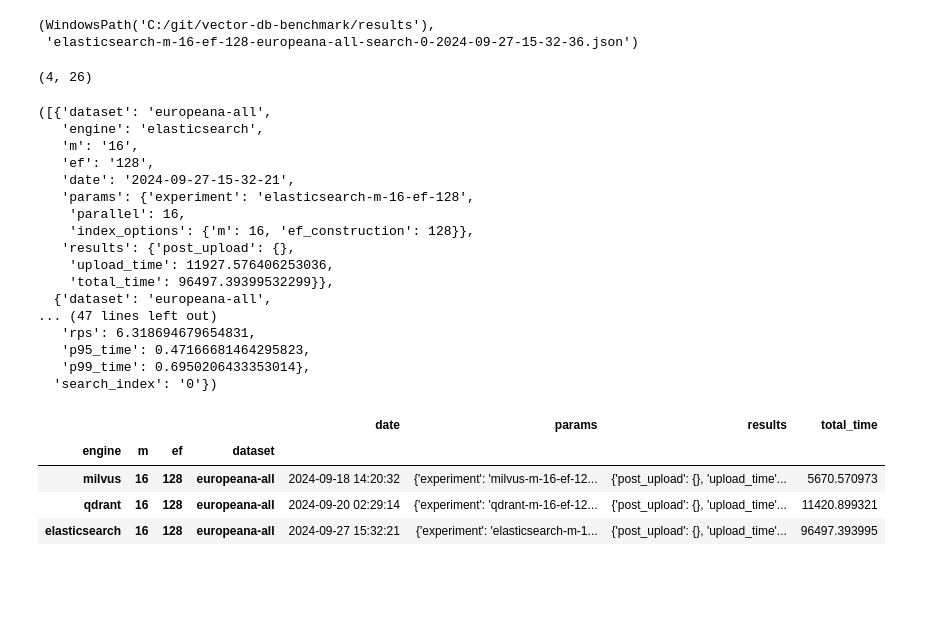
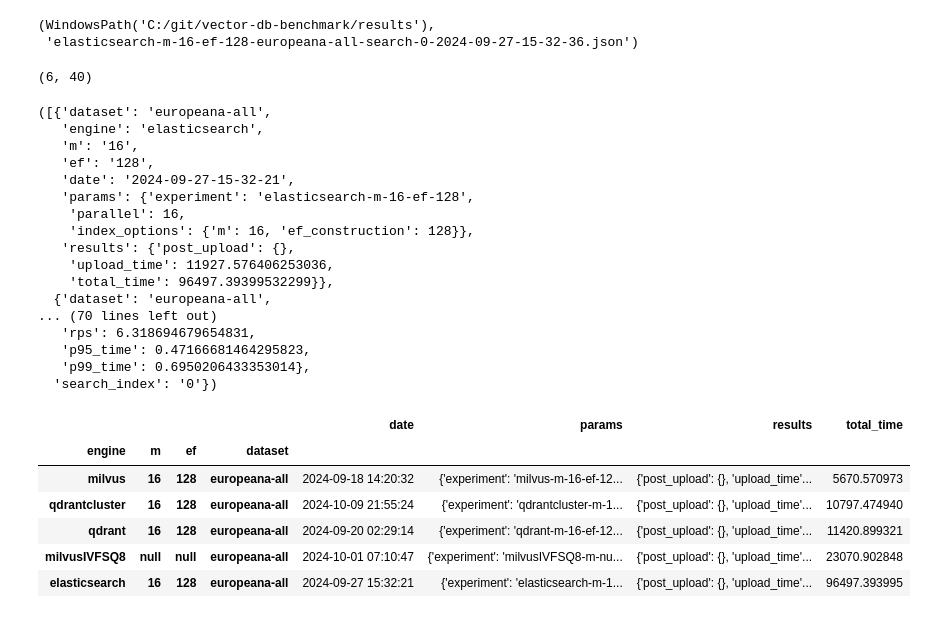
Before and after one commit to qdrant/vector-db-benchmark, a Jupyter notebook: scripts/process-benchmarks.ipynb, the cells around one changed output. Drawn from its saved outputs; the diff is of its cells as text; code cells hidden in the pictures; blank space fills up the shorter version.

```diff
--- a/scripts/process-benchmarks.ipynb
+++ b/scripts/process-benchmarks.ipynb
@@ -17,9 +17,9 @@ DATA_DIR, list(DATA_DIR.glob("*.json"))[0].name
  'elasticsearch-m-16-ef-128-europeana-all-search-0-2024-09-27-15-32-36.json')
 # %%
 PATH_REGEX = re.compile(r"(?P<engine_name>("
-                        r"?P<engine>[a-z\-]+)"
-                        r"\-m\-(?P<m>[0-9]+)"
-                        r"\-ef\-(?P<ef>[0-9]+)"
+                        r"?P<engine>[a-zA-Z0-9\-]+)"
+                        r"\-m\-(?P<m>[a-zA-Z0-9]+)"
+                        r"\-ef\-(?P<ef>[a-zA-Z0-9]+)"
                         r")"
                         r"\-(?P<dataset>[a-zA-Z0-9\-]+)"
                         r"\-(?P<operation>(search)|(upload))"
@@ -62,7 +62,7 @@ for path in DATA_DIR.glob("*.json"):
 
 len(upload_results), len(search_results)
 # %% [output]
-(4, 26)
+(6, 40)
 # %%
 upload_results, search_results[0]
 # %% [output]
@@ -78,26 +78,33 @@ upload_results, search_results[0]
     'upload_time': 11927.576406253036,
     'total_time': 96497.39399532299}},
   {'dataset': 'europeana-all',
-... (47 lines left out)
+... (70 lines left out)
    'rps': 6.318694679654831,
    'p95_time': 0.47166681464295823,
    'p99_time': 0.6950206433353014},
   'search_index': '0'})
 # %%
+#settings for showing the whole column values (not truncated)
+pd.options.display.max_columns = None
+pd.options.display.max_colwidth = None
+pd.options.display.max_rows = None
+
 upload_df = pd.DataFrame(upload_results)
 upload_df["date"] = pd.to_datetime(upload_df["date"], format="%Y-%m-%d-%H-%M-%S")
 upload_df = upload_df.sort_values("date", ascending=False) \
     .groupby(["engine", "m", "ef", "dataset"]) \
     .first()
 
 temp_df = upload_df.copy()
 temp_df["total_time"] = temp_df["results"].apply(lambda x: x["total_time"])
-temp_df.sort_values("total_time", ascending=True).head(n=5)
+temp_df.sort_values("total_time", ascending=True).head(10)
 # %% [output]
 |  |  |  |  | date | params | results | total_time |
 | engine | m | ef | dataset |  |  |  |  |
 | milvus | 16 | 128 | europeana-all | 2024-09-18 14:20:32 | {'experiment': 'milvus-m-16-ef-12... | {'post_upload': {}, 'upload_time'... | 5670.570973 |
+| qdrantcluster | 16 | 128 | europeana-all | 2024-10-09 21:55:24 | {'experiment': 'qdrantcluster-m-1... | {'post_upload': {}, 'upload_time'... | 10797.474940 |
 | qdrant | 16 | 128 | europeana-all | 2024-09-20 02:29:14 | {'experiment': 'qdrant-m-16-ef-12... | {'post_upload': {}, 'upload_time'... | 11420.899321 |
+| milvusIVFSQ8 | null | null | europeana-all | 2024-10-01 07:10:47 | {'experiment': 'milvusIVFSQ8-m-nu... | {'post_upload': {}, 'upload_time'... | 23070.902848 |
 | elasticsearch | 16 | 128 | europeana-all | 2024-09-27 15:32:21 | {'experiment': 'elasticsearch-m-1... | {'post_upload': {}, 'upload_time'... | 96497.393995 |
 # %%
 search_df = pd.DataFrame(search_results)
```
Also changed, not shown: parts of 3 cells of this notebook.
